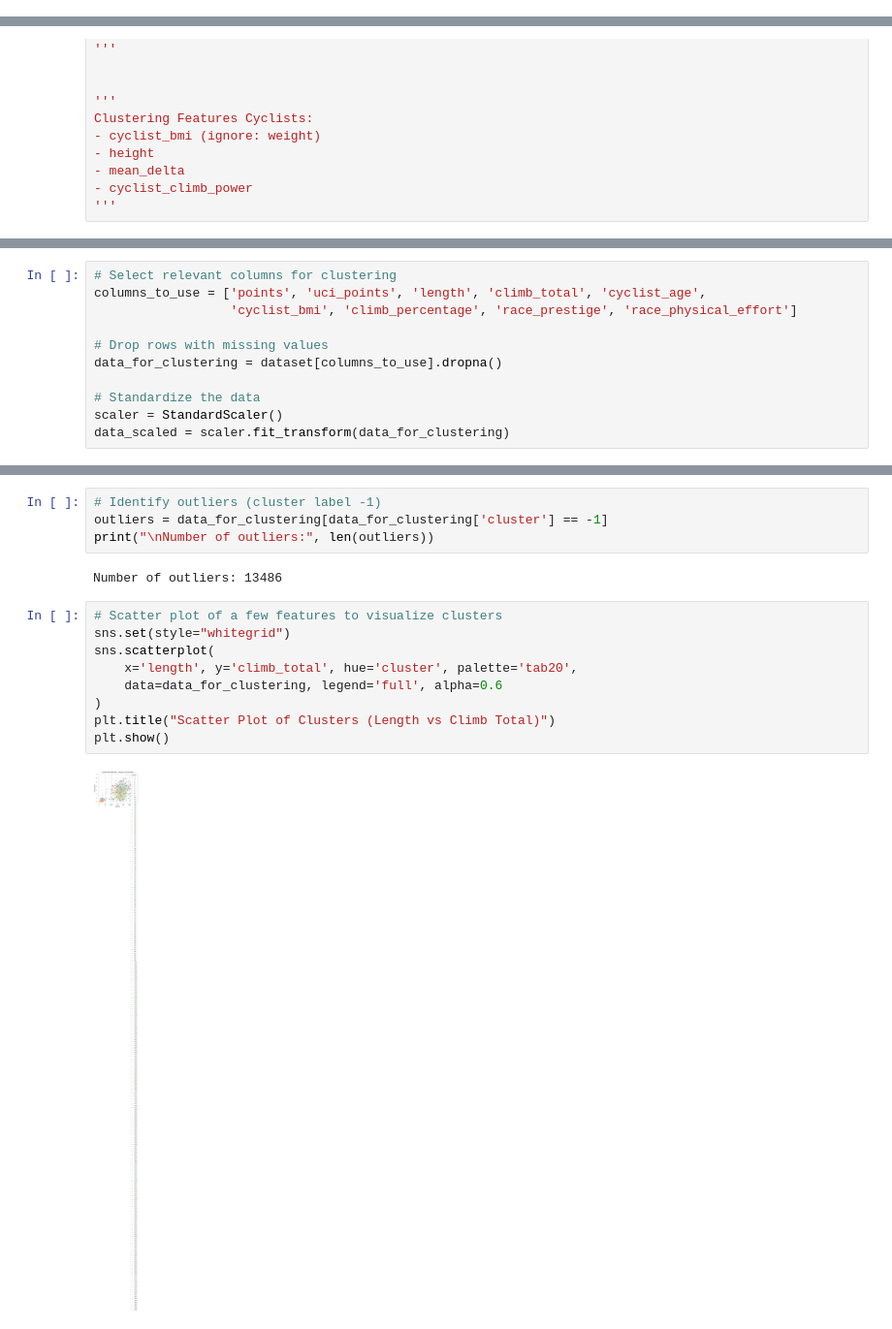
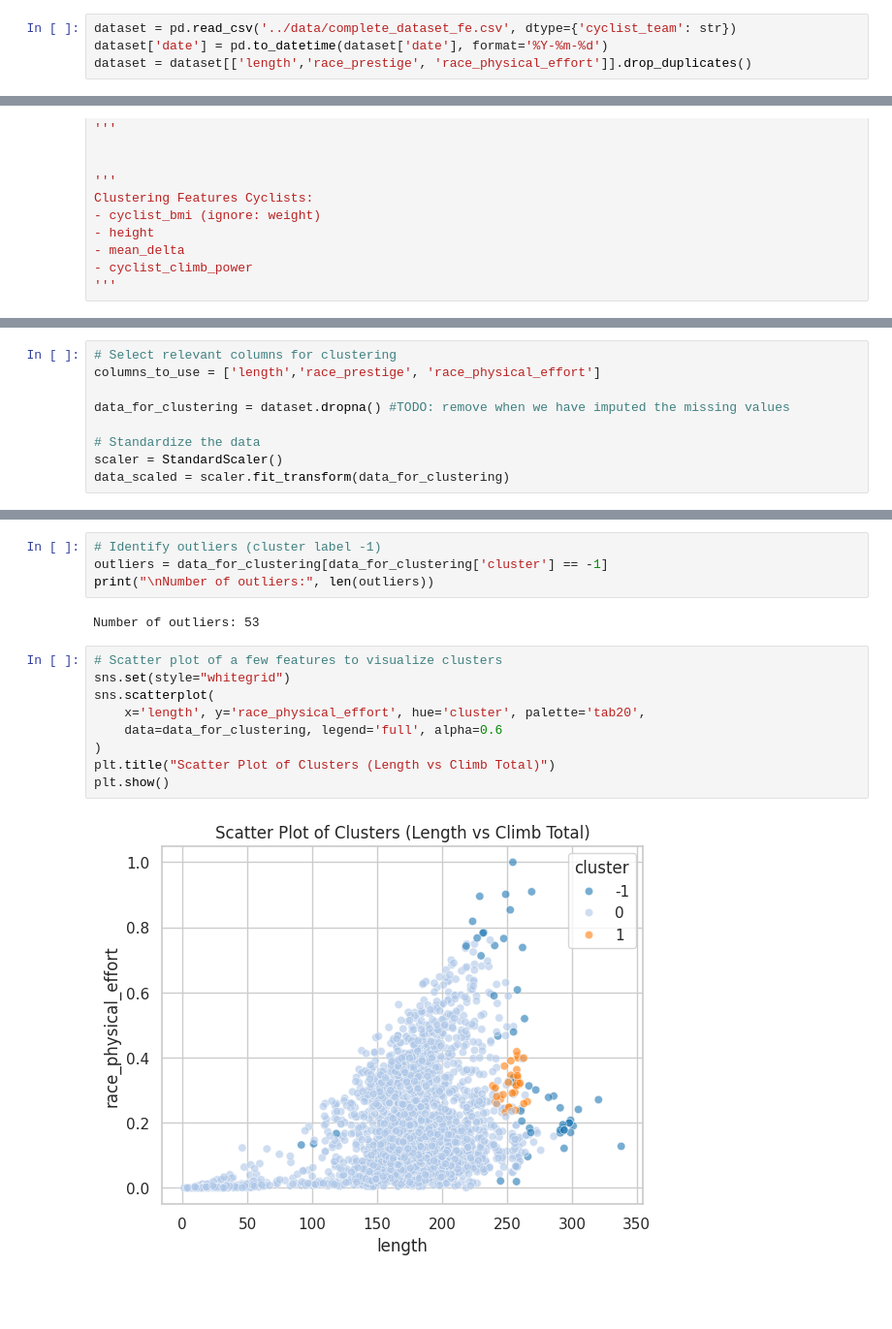
Before and after one commit to JacopoRaffi/DM_Project, a Jupyter notebook: TASK3/density_based_clustering.ipynb, the cells around one changed output, grey strips where cells are left out. Shown at 97% size. Drawn from its saved outputs; the diff is of its cells as text; blank space fills up the shorter version.

```diff
--- a/TASK3/density_based_clustering.ipynb
+++ b/TASK3/density_based_clustering.ipynb
@@ -29,3 +23,7 @@ dataset.head()
+# %%
+dataset = pd.read_csv('../data/complete_dataset_fe.csv', dtype={'cyclist_team': str})
+dataset['date'] = pd.to_datetime(dataset['date'], format='%Y-%m-%d')
+dataset = dataset[['length','race_prestige', 'race_physical_effort']].drop_duplicates()
 # %%
 '''
 Clustering Features Races:
@@ -47,10 +47,8 @@ Clustering Features Cyclists:
 # %%
 # Select relevant columns for clustering
-columns_to_use = ['points', 'uci_points', 'length', 'climb_total', 'cyclist_age',
-                  'cyclist_bmi', 'climb_percentage', 'race_prestige', 'race_physical_effort']
+columns_to_use = ['length','race_prestige', 'race_physical_effort']
 
-# Drop rows with missing values
-data_for_clustering = dataset[columns_to_use].dropna()
+data_for_clustering = dataset.dropna() #TODO: remove when we have imputed the missing values
 
 # Standardize the data
 scaler = StandardScaler()
@@ -111,17 +105,17 @@ cluster
 outliers = data_for_clustering[data_for_clustering['cluster'] == -1]
 print("\nNumber of outliers:", len(outliers))
 # %% [output]
-Number of outliers: 13486
+Number of outliers: 53
 # %%
 # Scatter plot of a few features to visualize clusters
 sns.set(style="whitegrid")
 sns.scatterplot(
-    x='length', y='climb_total', hue='cluster', palette='tab20',
+    x='length', y='race_physical_effort', hue='cluster', palette='tab20',
     data=data_for_clustering, legend='full', alpha=0.6
 )
 plt.title("Scatter Plot of Clusters (Length vs Climb Total)")
 plt.show()
 # %% [output]
-[figure, old version]
+[figure, new version]
 # %%
 # Pair plot for a subset of columns
```
Also changed, not shown: parts of 7 cells of this notebook.
